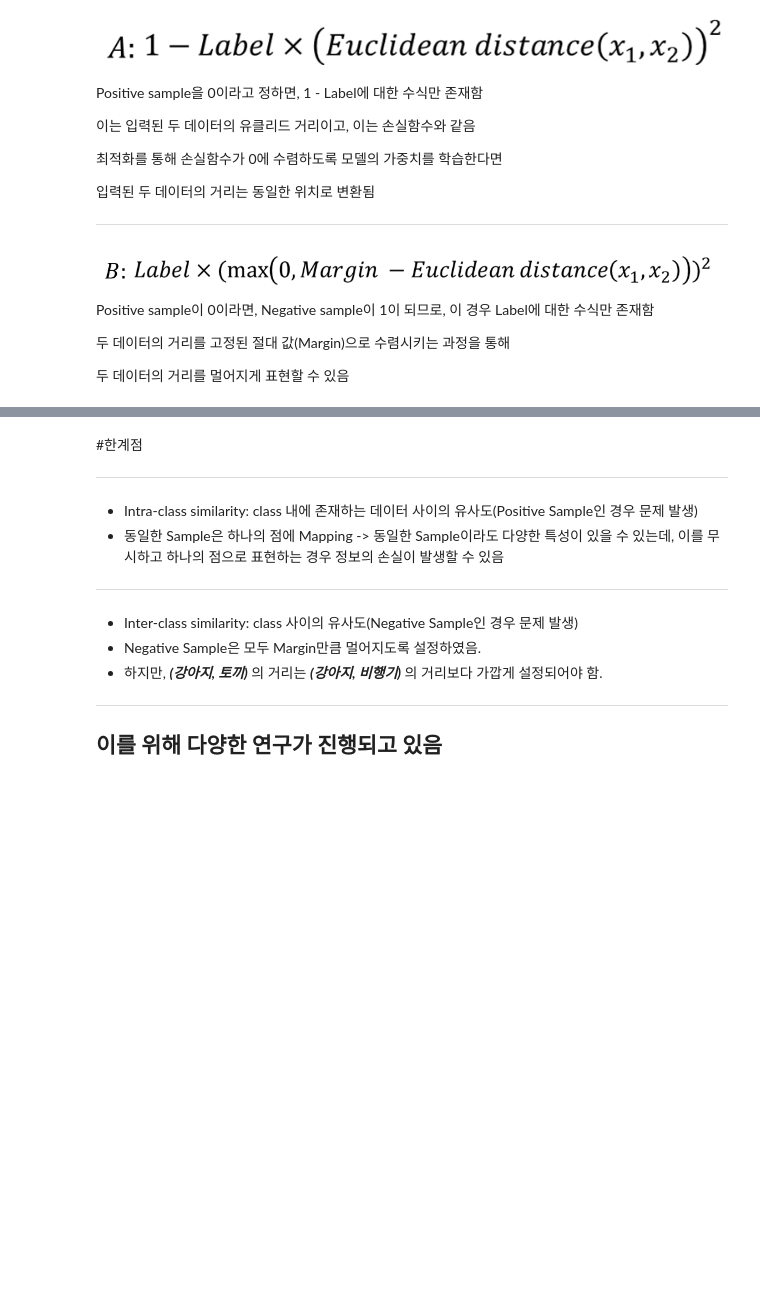
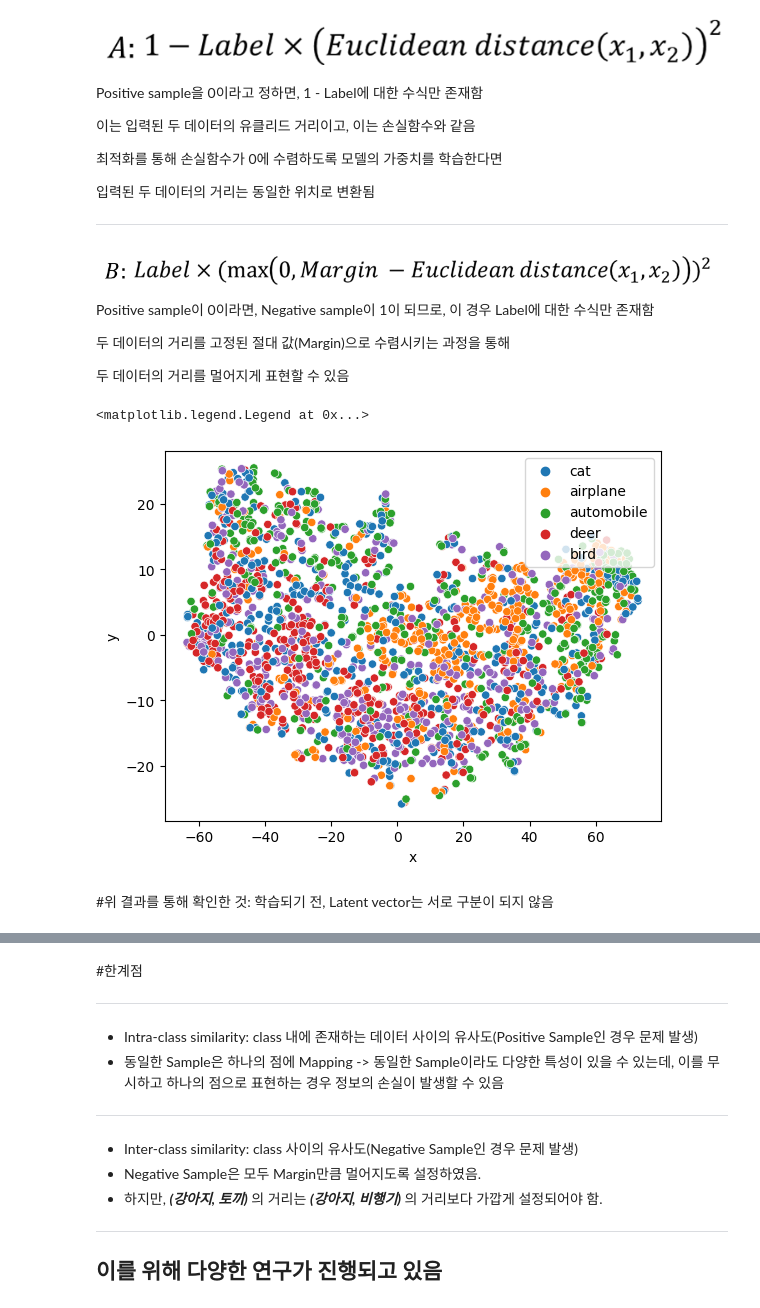
Before and after one commit to hrbae/LG_AI_training, a Jupyter notebook: M2_System Optimization by ML/LG_Day2_Metric Learning.ipynb, the cells around one changed output, grey strips where cells are left out. Drawn from its saved outputs; the diff is of its cells as text; code cells hidden in the pictures; blank space fills up the shorter version.

```diff
--- a/M2_System Optimization by ML/LG_Day2_Metric Learning.ipynb
+++ b/M2_System Optimization by ML/LG_Day2_Metric Learning.ipynb
@@ -461,3 +490,48 @@ learning_rate = 0.01 # 도출된 Loss를 어느정도 반영할 것인지
 criterion = Contrastive_Loss() # 손실 함수 정의: class로 정의한 Contrastive Loss 사용
 optimizer = torch.optim.Adam(net.parameters(), lr = learning_rate) # 최적화 함수를 어떤것을 사용할 것인지
+# %%
+'''
+일단 학습하기 전, 각 이미지 데이터의 초기 벡터의 상태를 시각화하는 과정 수행
+'''
+
+with torch.no_grad():
+  net.eval() # 학습된 신경망을 검증하기 위한 용도로 변환, 이 과정을 수행하면 메모리를 아낄 수 있다고 알려져 있음
+
+  Latent_vectors = list() # latent vector를 추가해놓기 위한 list 설정
+  Animals = list() # 해당 데이터의 class 이름(cat, deer, bird 등)을 저장해놓을 list 설정
+
+  for i, data in enumerate(testloader):
+
+    test_sample = data
+
+    X1 = test_sample[0].squeeze(0).permute(2, 0, 1) # 입력 데이터 차원 변환
+    X2 = test_sample[1].squeeze(0).permute(2, 0, 1) # 입력 데이터 차원 변환
+
+    X1_emb, X2_emb = net(X1, X2) # 두 데이터를 latent vector로 변환(네트워크에 입력)
+
+    Y1 = d[test_sample[2].detach().numpy().reshape(1)[0]] # 해당 데이터의 Label과 앞서 정의한 딕셔너리의 수를 매핑시켜, class 이름을 가져오는 과정
+    Y2 = d[test_sample[3].detach().numpy().reshape(1)[0]] # 해당 데이터의 Label과 앞서 정의한 딕셔너리의 수를 매핑시켜, class 이름을 가져오는 과정
+
+    Latent_vectors.append(X1_emb.detach().cpu().numpy().reshape(-1)) # x1의 latent vector를 list에 추가
+    Latent_vectors.append(X2_emb.detach().cpu().numpy().reshape(-1)) # x2의 latent vector를 list에 추가
+
+    Animals.append(Y1) # x1의 정답을 list에 추가
+    Animals.append(Y2) # x2의 정답을 list에 추가
+
+Result = pd.DataFrame(Latent_vectors) # 데이터프레임으로 만들기
+Result['Label'] = Animals # Label 설정하기
+
+tsne = TSNE() # TSNE라는 알고리즘을 활용하여 고차원 latent vector를 2차원으로 변환(시각화 목적)
+xy = tsne.fit_transform(Result.iloc[:, :-1]) # Label이 포함된 열을 제외한 나머지를 입력으로 활용
+
+Result['x'] = xy[:, 0] # 변환된 2차원의 x값 설정
+Result['y'] = xy[:, 1] # 변환된 2차원의 y값 설정
+
+sns.scatterplot(x = Result['x'], y = Result['y'], hue = Result['Label']) # 변환된 x, y 데이터를 2차원 산점도로 표현하고, Label에 따라 색깔을 다르게 설정
+plt.legend(loc = 'upper right') # 범례는 오른쪽 위로 설정
+# %% [output]
+<matplotlib.legend.Legend at 0x...>
+[figure, added]
+# %% [markdown]
+#위 결과를 통해 확인한 것: 학습되기 전, Latent vector는 서로 구분이 되지 않음
 # %%
```
Also changed, not shown: parts of 34 cells of this notebook.
